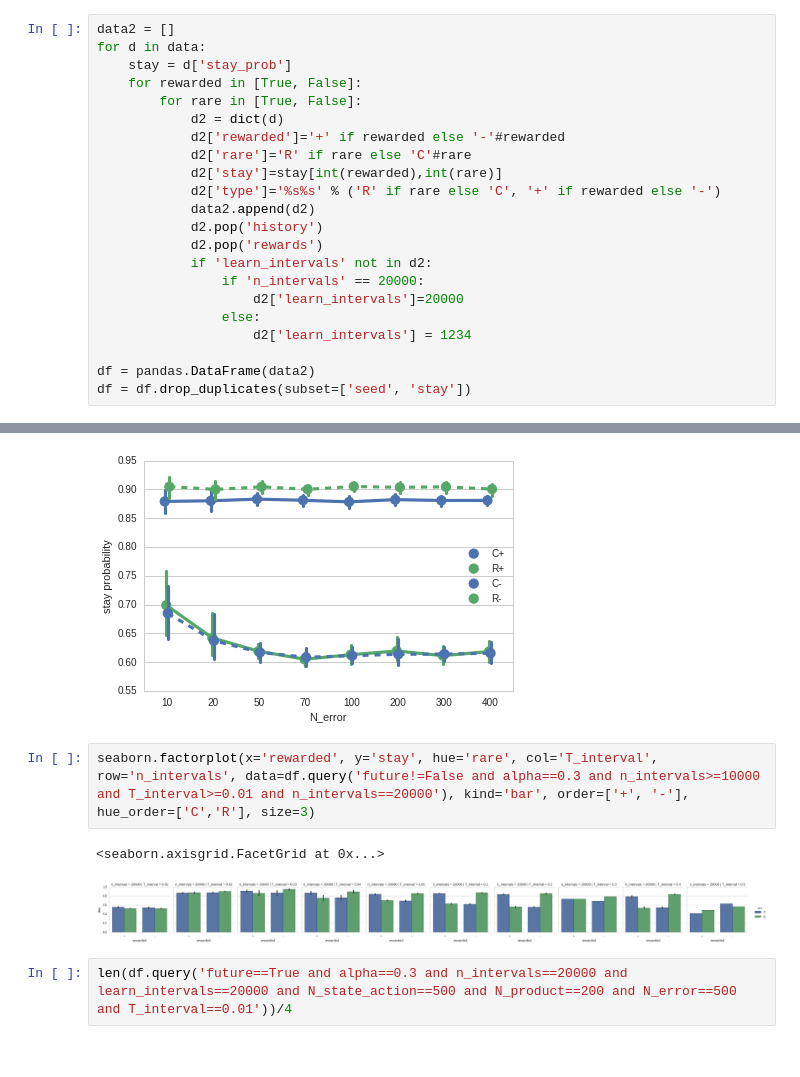
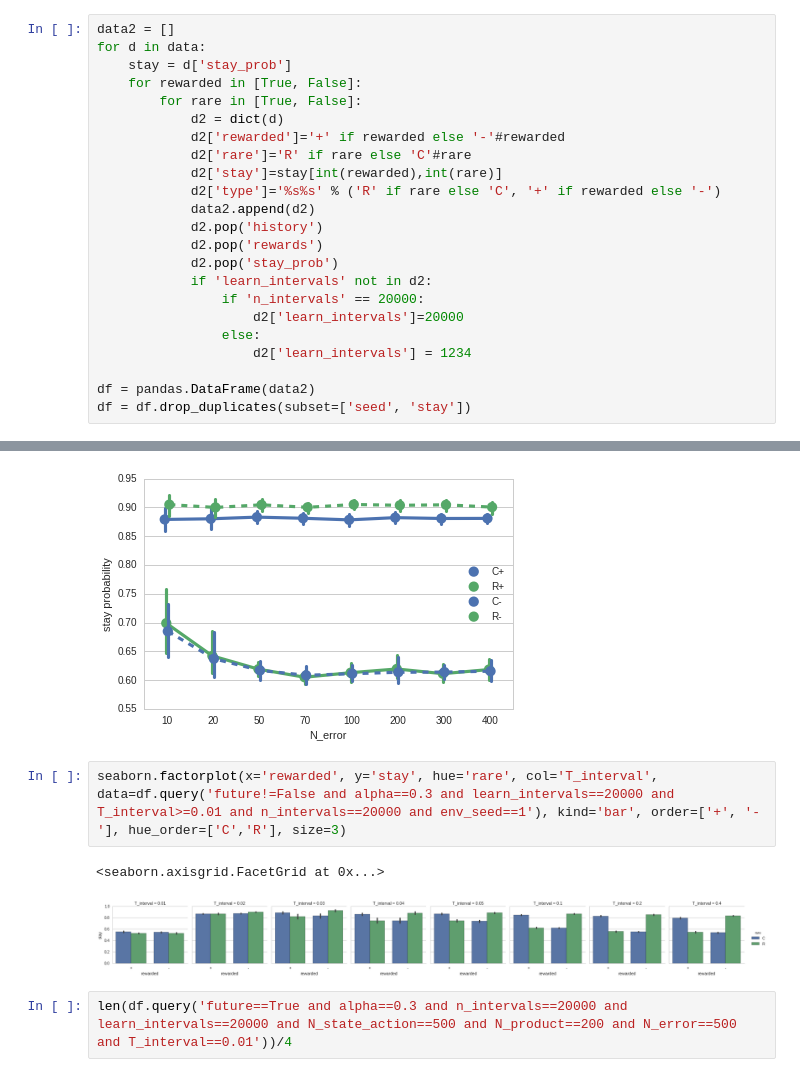
Before and after one commit to memarsh/rl-daw, a Jupyter notebook: refactor/Data Plotting.ipynb, the cells around one changed output, grey strips where cells are left out. Drawn from its saved outputs; the diff is of its cells as text.

Commit message:
ready for final plotting of present learning

```diff
--- a/refactor/Data Plotting.ipynb
+++ b/refactor/Data Plotting.ipynb
@@ -22,6 +22,7 @@ for d in data:
             data2.append(d2)
             d2.pop('history')
             d2.pop('rewards')
+            d2.pop('stay_prob')
             if 'learn_intervals' not in d2:
                 if 'n_intervals' == 20000:
                     d2['learn_intervals']=20000
@@ -157,10 +159,10 @@ pylab.tight_layout()
 # %% [output]
 [figure]
 # %%
-seaborn.factorplot(x='rewarded', y='stay', hue='rare', col='T_interval', row='n_intervals', data=df.query('future!=False and alpha==0.3 and n_intervals>=10000 and T_interval>=0.01 and n_intervals==20000'), kind='bar', order=['+', '-'], hue_order=['C','R'], size=3)
+seaborn.factorplot(x='rewarded', y='stay', hue='rare', col='T_interval', data=df.query('future!=False and alpha==0.3 and learn_intervals==20000 and T_interval>=0.01 and n_intervals==20000 and env_seed==1'), kind='bar', order=['+', '-'], hue_order=['C','R'], size=3)
 # %% [output]
 <seaborn.axisgrid.FacetGrid at 0x...>
-[figure, old version]
+[figure, new version]
 # %%
 len(df.query('future==True and alpha==0.3 and n_intervals==20000 and learn_intervals==20000 and N_state_action==500 and N_product==200 and N_error==500 and T_interval==0.01'))/4
 # %% [output]
```
Also changed, not shown: parts of 7 cells of this notebook, 19 other files.
